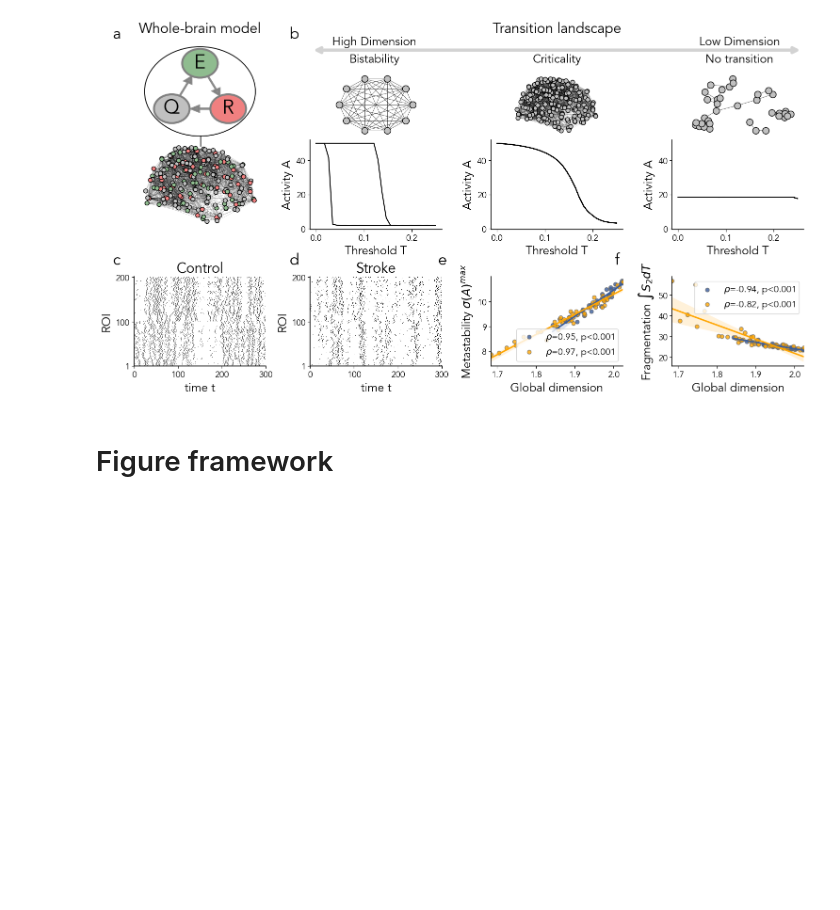
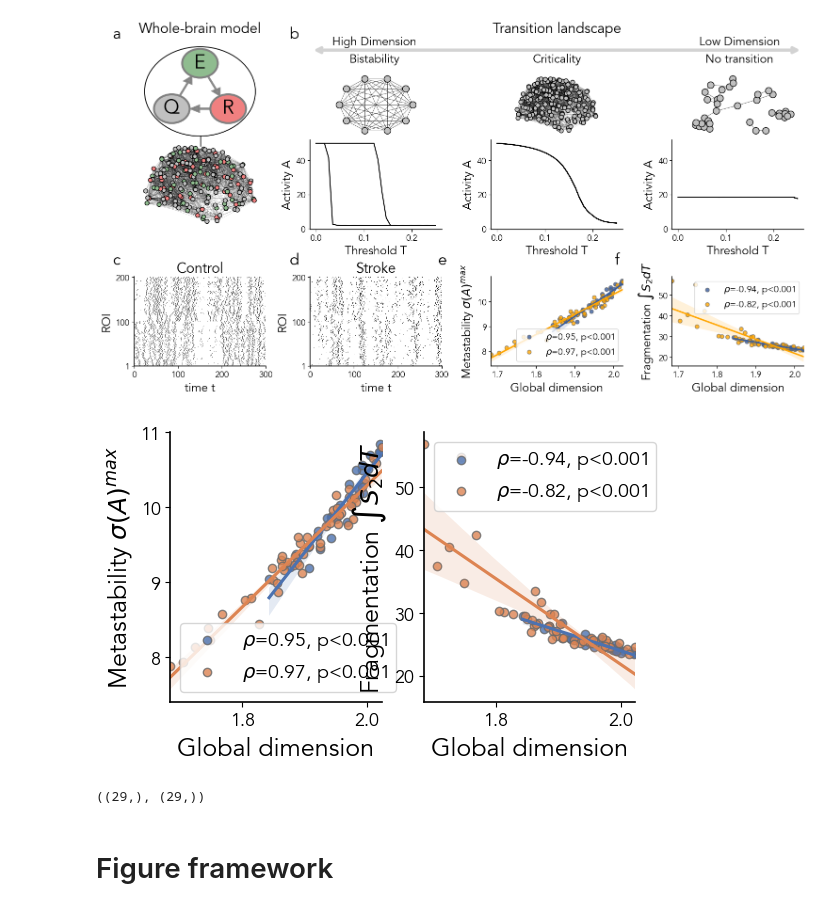
Before and after one commit to gbarzon/ConnectomeDimension, a Jupyter notebook: Figures.ipynb, the cells around one changed output. Saved outputs shown, nothing was run; the diff lists cells and outputs as text; code cells hidden in the pictures; blank space fills up the shorter version.

```diff
--- a/Figures.ipynb
+++ b/Figures.ipynb
@@ -1768,6 +1746,59 @@ plt.savefig(folder_figures+'fig5.png', dpi=200, bbox_inches='tight')
 plt.show()
 # %% [output]
 [figure]
+# %%
+# sigma
+ax = plt.subplot(1,2,1)#fig.add_subplot(gs[3,2])
+
+x = 'dim_avg'
+y = 'sigma_max'
+xlabel = 'Global dimension'
+ylabel = r'Metastability $\sigma(A)^{max}$'
+
+subs = df_crit_dim.loc[df_crit_dim['name']=='control']
+rho, pval = pearsonr(subs[x], subs[y])
+if pval<1e-3: label = r'$\rho$='+str(round(rho, 2)) + ', p<0.001'
+else: label = r'$\rho$='+str(round(rho, 2)) + ', p='+str(round(pval, 3))
+sns.regplot(data=subs, x=x, y=y, color=cs[0], scatter_kws={'ec': 'dimgray'}, ax=ax, label=label)
+subs = df_crit_dim.loc[df_crit_dim['name']=='stroke']
+rho, pval = pearsonr(subs[x], subs[y])
+if pval<1e-3: label = r'$\rho$='+str(round(rho, 2)) + ', p<0.001'
+else: label = r'$\rho$='+str(round(rho, 2)) + ', p='+str(round(pval, 3))
+sns.regplot(data=subs, x=x, y=y, color=cs[1], scatter_kws={'ec': 'dimgray'}, ax=ax, label=label)
+ax.legend()
+ax.set_xlabel(xlabel)
+ax.set_ylabel(ylabel)
+sns.despine(ax=ax)
+
+# S2
+ax = plt.subplot(1,2,2) #ax = fig.add_subplot(gs[3,3])
+
+x = 'dim_avg'
+y = 'S2_sum'
+xlabel = 'Global dimension'
+ylabel = r'Fragmentation $\int S_2 dT$'
+
+subs = df_crit_dim.loc[df_crit_dim['name']=='control']
+rho, pval = pearsonr(subs[x], subs[y])
+if pval<1e-3: label = r'$\rho$='+str(round(rho, 2)) + ', p<0.001'
+else: label = r'$\rho$='+str(round(rho, 2)) + ', p='+str(round(pval, 3))
+sns.regplot(data=subs, x=x, y=y, color=cs[0], scatter_kws={'ec': 'dimgray'}, ax=ax, label=label)
+subs = df_crit_dim.loc[df_crit_dim['name']=='stroke']
+rho, pval = pearsonr(subs[x], subs[y])
+if pval<1e-3: label = r'$\rho$='+str(round(rho, 2)) + ', p<0.001'
+else: label = r'$\rho$='+str(round(rho, 2)) + ', p='+str(round(pval, 3))
+sns.regplot(data=subs, x=x, y=y, color=cs[1], scatter_kws={'ec': 'dimgray'}, ax=ax, label=label)
+ax.legend()
+ax.set_xlabel(xlabel)
+ax.set_ylabel(ylabel)
+sns.despine(ax=ax)
+# %% [output]
+[figure, added]
+# %%
+subs = df_crit_dim.loc[df_crit_dim['name']=='control']
+ress_control[:,0].shape, subs[y].values.shape
+# %% [output]
+((29,), (29,))
 # %% [markdown]
 # Figure framework
 # %%
```
Also changed, not shown: parts of 4 cells of this notebook, 4 other files.
